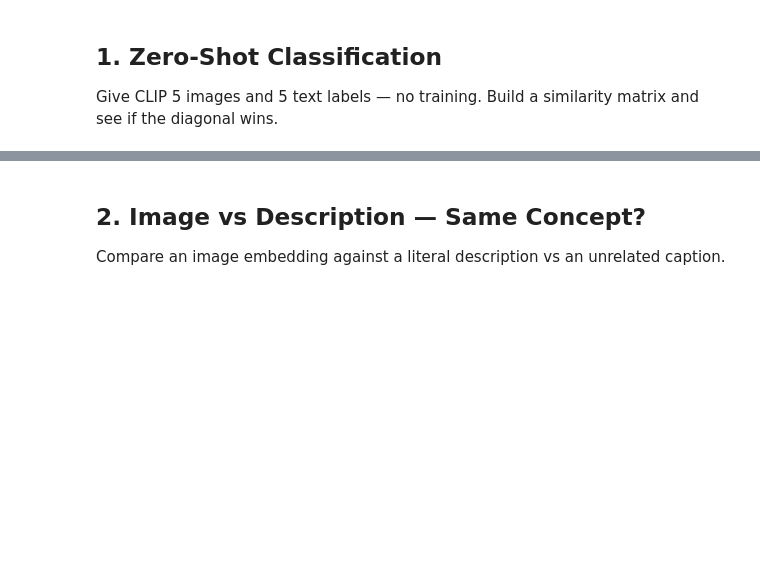
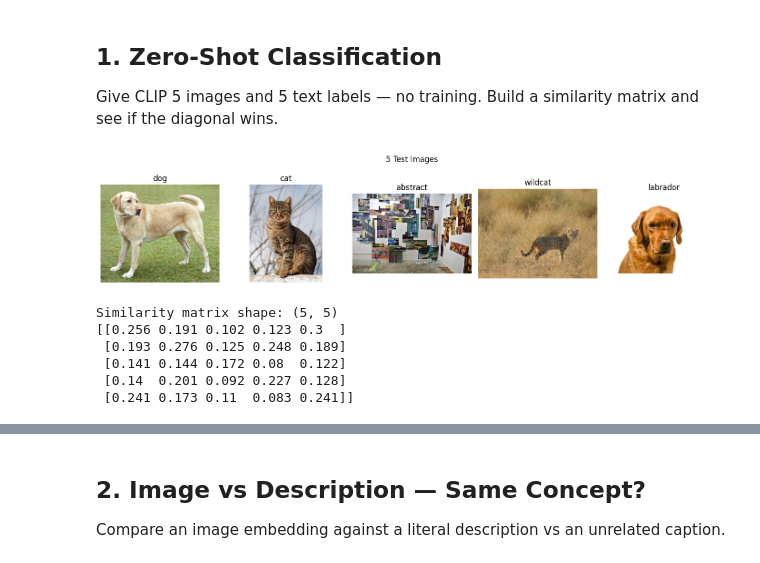
Before and after one commit to maple3788/VisionMind, a Jupyter notebook: notebooks/NB-02-clip-encoder.ipynb, the cells around one changed output, grey strips where cells are left out. Cells and saved outputs as stored; diff of their text form; code cells hidden in the pictures; blank space fills up the shorter version.

```diff
--- a/notebooks/NB-02-clip-encoder.ipynb
+++ b/notebooks/NB-02-clip-encoder.ipynb
@@ -65,31 +137,40 @@ print(f"Hidden size: {encoder.hidden_size}, patches: {encoder.num_patches}")
 
 Give CLIP 5 images and 5 text labels — no training. Build a similarity matrix and see if the diagonal wins.
 # %%
-IMAGE_URLS = [
-    ("https://upload.wikimedia.org/wikipedia/commons/thumb/4/43/Cute_dog.jpg/320px-Cute_dog.jpg", (180, 120, 80)),
-    ("https://upload.wikimedia.org/wikipedia/commons/thumb/3/3a/Cat03.jpg/320px-Cat03.jpg", (200, 180, 160)),
-    ("https://upload.wikimedia.org/wikipedia/commons/thumb/4/47/PNG_transparency_demonstration_1.png/320px-PNG_transparency_demonstration_1.png", (80, 160, 220)),
-    ("https://upload.wikimedia.org/wikipedia/commons/thumb/e/e9/Felis_silvestris_silvestris_small_gradual_decrease_of_quality.png/320px-Felis_silvestris_silvestris_small_gradual_decrease_of_quality.png", (160, 140, 100)),
-    ("https://upload.wikimedia.org/wikipedia/commons/thumb/2/26/YellowLabradorLooking_new.jpg/320px-YellowLabradorLooking_new.jpg", (210, 190, 120)),
+# Use Commons File: page URLs — load_image() resolves them via the API
+IMAGE_SOURCES = [
+    ("https://commons.wikimedia.org/wiki/File:YellowLabradorLooking_new.jpg", (180, 120, 80)),
+    ("https://commons.wikimedia.org/wiki/File:Cat_November_2010-1a.jpg", (200, 180, 160)),
+    ("https://commons.wikimedia.org/wiki/File:Abstract_art.jpg", (80, 160, 220)),
+    ("https://commons.wikimedia.org/wiki/File:Asiatic_wild_cat_also_called_Desert_cat.jpg", (160, 140, 100)),
+    ("https://commons.wikimedia.org/wiki/File:Harmony_-_Labrador_Retriever.jpg", (210, 190, 120)),
 ]
 
-LABELS = ["a photo of a dog", "a photo of a cat", "a colorful abstract image", "a wild cat in nature", "a yellow labrador retriever"]
+LABELS = ["a photo of a dog", "a photo of a cat", "a colorful abstract image", "a wild cat in nature", "a labrador retriever"]
 CATEGORIES = ["dog", "cat", "abstract", "wildcat", "labrador"]
 
-images = [load_image(url, color) for url, color in IMAGE_URLS]
+images = [load_image(src, color) for src, color in IMAGE_SOURCES]
 
 fig, axes = plt.subplots(1, 5, figsize=(14, 3))
 for ax, img, cat in zip(axes, images, CATEGORIES):
     ax.imshow(img)
     ax.set_title(cat)
     ax.axis("off")
 plt.suptitle("5 Test Images")
 plt.tight_layout()
 plt.show()
 
 sim_matrix = encoder.compute_similarity(images, LABELS).cpu().numpy()
 print("Similarity matrix shape:", sim_matrix.shape)
 print(sim_matrix.round(3))
+# %% [output]
+[figure, added]
+Similarity matrix shape: (5, 5)
+[[0.256 0.191 0.102 0.123 0.3  ]
+ [0.193 0.276 0.125 0.248 0.189]
+ [0.141 0.144 0.172 0.08  0.122]
+ [0.14  0.201 0.092 0.227 0.128]
+ [0.241 0.173 0.11  0.083 0.241]]
 # %%
 plt.figure(figsize=(8, 6))
 sns.heatmap(
```
Also changed, not shown: parts of 6 cells of this notebook, 6 other files.
